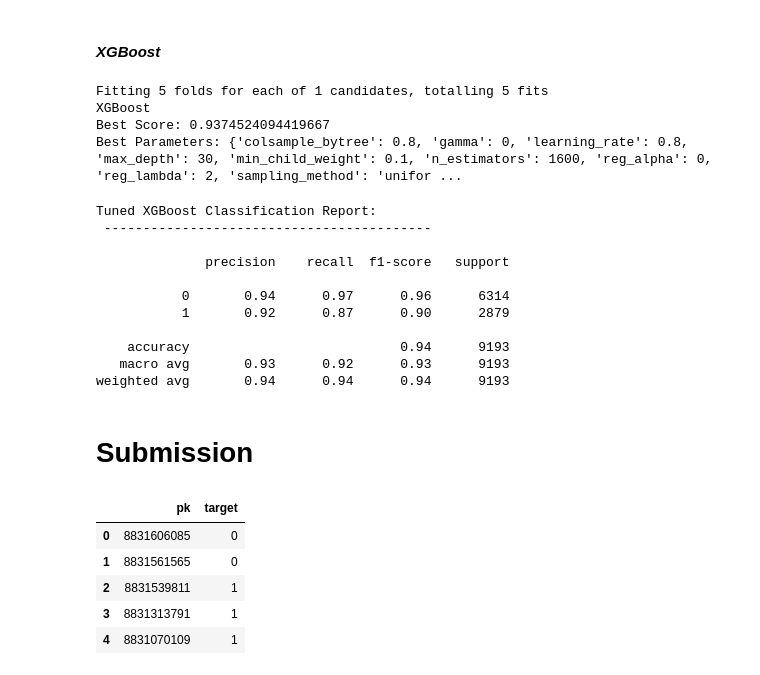
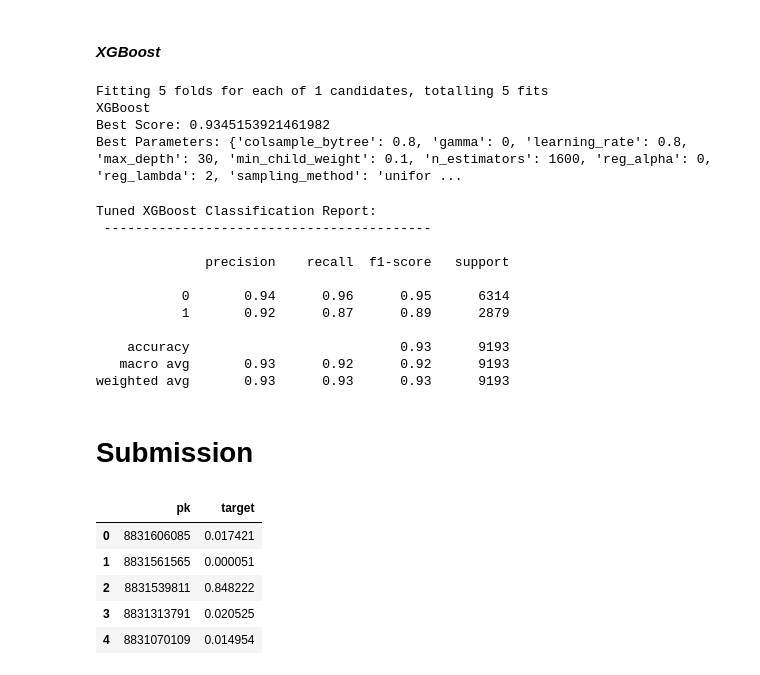
Before and after one commit to Sayak-kgl/Railofy, a Jupyter notebook: railofy-rf-xgb-tuned.ipynb, the cells around one changed output. Drawn from its saved outputs; the diff is of its cells as text; code cells hidden in the pictures.

Commit message:
XGB model AUC initial submit

```diff
--- a/railofy-rf-xgb-tuned.ipynb
+++ b/railofy-rf-xgb-tuned.ipynb
@@ -28,7 +55,7 @@ warnings.filterwarnings('ignore')
 # %% [markdown]
 ## Train
 # %%
-train_df = pd.read_csv("../input/railofy-challenge/Railofy_training_data_for_model.csv")
+train_df = pd.read_csv("Railofy_training_data_for_model.csv")
 print(train_df.shape)
 train_df.head()
 # %% [output]
@@ -43,7 +70,7 @@ train_df.head()
 # %% [markdown]
 ## Test
 # %%
-test_df = pd.read_csv("../input/railofy-challenge/Railofy_testing_data_for_model.csv")
+test_df = pd.read_csv("Railofy_testing_data_for_model.csv")
 print(test_df.shape)
 test_df.head()
 # %% [output]
@@ -411,23 +438,23 @@ def model_performance(clf_object, model_name, val_x, val_y):
 # rf_rnd.fit(X_train,y_train)
 # model_performance(rf_rnd,'Random Forest', X_val, y_val)
 # %%
-# Grid search to find best paramters
+# # Grid search to find best paramters
 
-param_grid =  {
-    'criterion' : ['entropy'],
-    'n_estimators': [1558],
-    'bootstrap': [True],
-    'max_depth': [34],
-    'max_features': ['sqrt'],
-    'min_samples_leaf': [1],
-    'min_samples_split': [2],
+# param_grid =  {
+#     'criterion' : ['entropy'],
+#     'n_estimators': [1558],
+#     'bootstrap': [True],
+#     'max_depth': [34],
+#     'max_features': ['sqrt'],
+#     'min_samples_leaf': [1],
+#     'min_samples_split': [2],
 
-}
+# }
 
-rf_grid = GridSearchCV(rf, param_grid = param_grid, cv = 4, verbose = 2, n_jobs = -1)
-rf_grid.fit(X_train,y_train)
+# rf_grid = GridSearchCV(rf, param_grid = param_grid, cv = 4, verbose = 2, n_jobs = -1)
+# rf_grid.fit(X_train,y_train)
 
-model_performance(rf_grid,'Random Forest', X_val, y_val)
+# model_performance(rf_grid,'Random Forest', X_val, y_val)
 # %% [output]
 Fitting 4 folds for each of 1 candidates, totalling 4 fits
 Random Forest
@@ -519,7 +546,7 @@ model_performance(xgb_grid,'XGBoost', X_val, y_val)
 # %% [output]
 Fitting 5 folds for each of 1 candidates, totalling 5 fits
 XGBoost
-Best Score: 0.9374524094419667
+Best Score: 0.9345153921461982
 Best Parameters: {'colsample_bytree': 0.8, 'gamma': 0, 'learning_rate': 0.8, 'max_depth': 30, 'min_child_weight': 0.1, 'n_estimators': 1600, 'reg_alpha': 0, 'reg_lambda': 2, 'sampling_method': 'unifor ...
 # %%
 y_pred = xgb_grid.best_estimator_.predict(X_val)
@@ -530,27 +557,28 @@ Tuned XGBoost Classification Report:
 
               precision    recall  f1-score   support
 
-           0       0.94      0.97      0.96      6314
-           1       0.92      0.87      0.90      2879
+           0       0.94      0.96      0.95      6314
+           1       0.92      0.87      0.89      2879
 
-    accuracy                           0.94      9193
-   macro avg       0.93      0.92      0.93      9193
-weighted avg       0.94      0.94      0.94      9193
+    accuracy                           0.93      9193
+   macro avg       0.93      0.92      0.92      9193
+weighted avg       0.93      0.93      0.93      9193
 # %% [markdown]
 # **Submission**
 # %%
-final_pred = xgb_grid.best_estimator_.predict(X_test)
+final_pred_proba = xgb_grid.best_estimator_.predict_proba(X_test)
 
 final_df = pd.DataFrame()
-final_df['pk'] = pd.read_csv("../input/railofy-challenge/Railofy_testing_data_for_model.csv")['pk']
-final_df['target'] = final_pred
-final_df.head()
+final_df['pk'] = pd.read_csv("Railofy_testing_data_for_model.csv")['pk']
-# %% [output]
-|  | pk | target |
-| 0 | 8831606085 | 0 |
-| 1 | 8831561565 | 0 |
-| 2 | 8831539811 | 1 |
-| 3 | 8831313791 | 1 |
-| 4 | 8831070109 | 1 |
+# %%
+final_df['target'] = final_pred_proba[:,1]
+final_df.head()
+# %% [output]
+|  | pk | target |
+| 0 | 8831606085 | 0.017421 |
+| 1 | 8831561565 | 0.000051 |
+| 2 | 8831539811 | 0.848222 |
+| 3 | 8831313791 | 0.020525 |
+| 4 | 8831070109 | 0.014954 |
 # %%
 final_df.to_csv("submission.csv", index=False)
```
Also changed, not shown: parts of 10 cells of this notebook.
